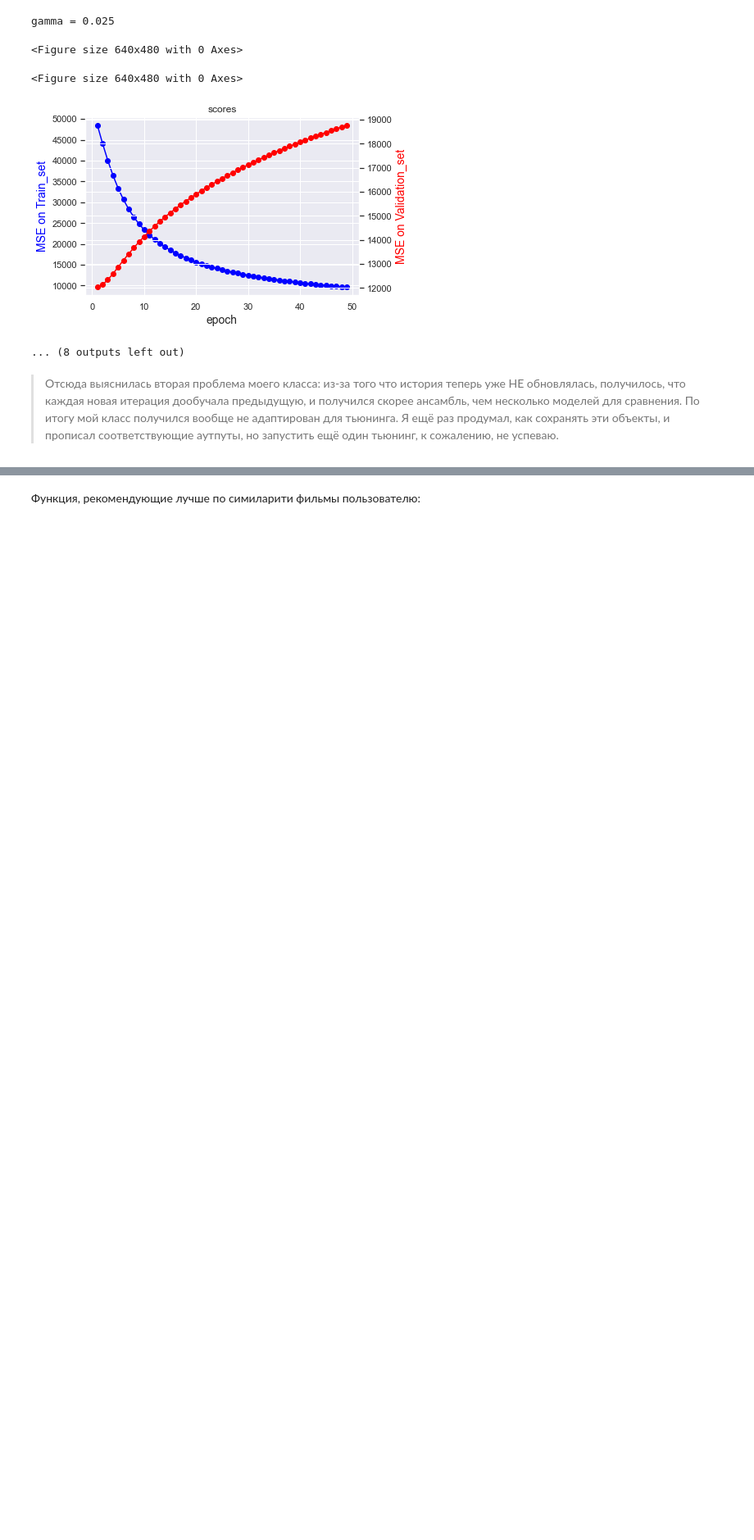
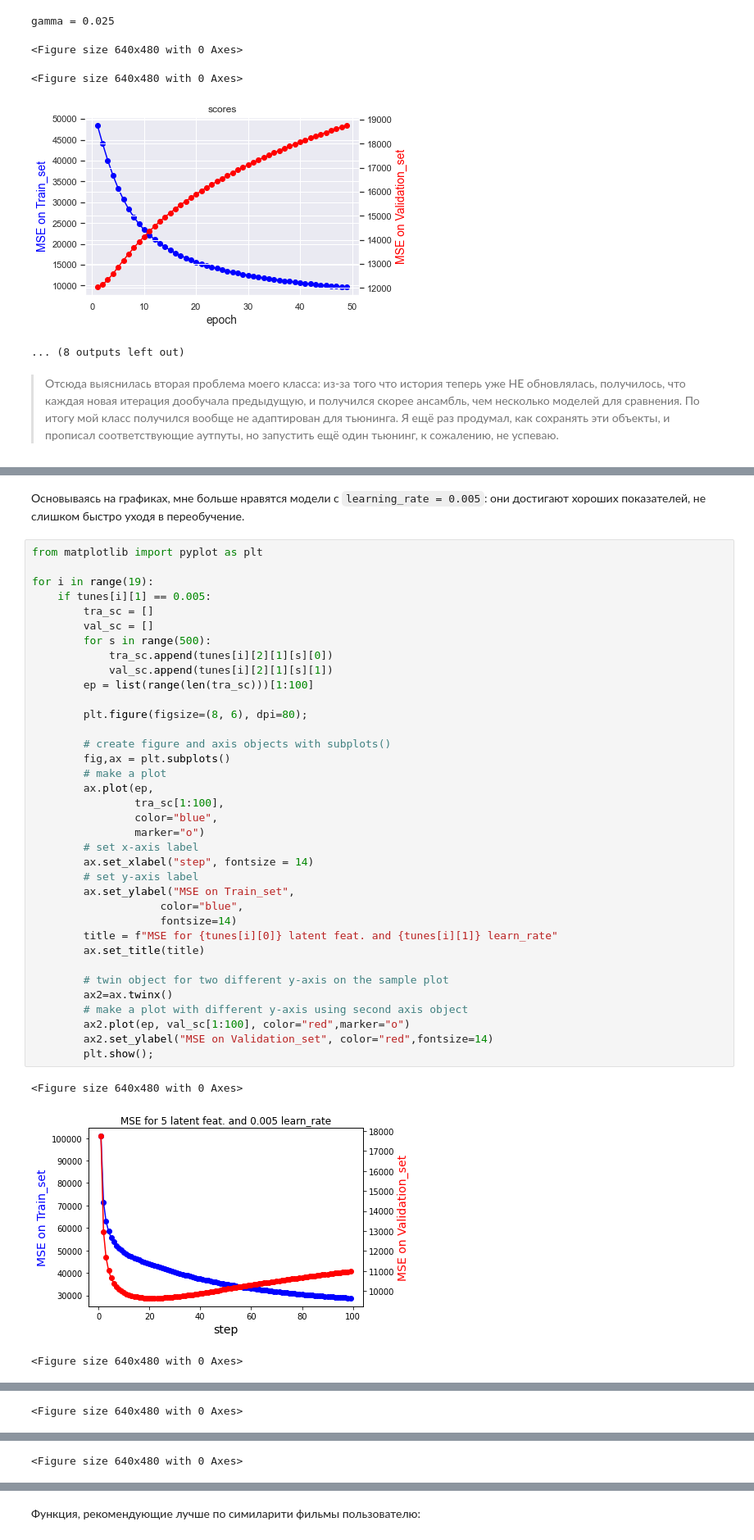
Before and after one commit to alexpoov/alexpoov, a Jupyter notebook: popov_hw.ipynb, the cells around one changed output, grey strips where cells are left out. Shown: that part at 82% size. Saved outputs shown, nothing was run; the diff lists cells and outputs as text; blank space fills up the shorter version.

```diff
--- a/popov_hw.ipynb
+++ b/popov_hw.ipynb
@@ -1189,0 +1245,42 @@ gamma = 0.025
+# %% [markdown]
+Основываясь на графиках, мне больше нравятся модели с `learning_rate = 0.005`: они достигают хороших показателей, не слишком быстро уходя в переобучение.
+# %%
+from matplotlib import pyplot as plt
+
+for i in range(19):
+    if tunes[i][1] == 0.005:
+        tra_sc = []
+        val_sc = []
+        for s in range(500):
+            tra_sc.append(tunes[i][2][1][s][0])
+            val_sc.append(tunes[i][2][1][s][1])
+        ep = list(range(len(tra_sc)))[1:100]
+
+        plt.figure(figsize=(8, 6), dpi=80);
+
+        # create figure and axis objects with subplots()
+        fig,ax = plt.subplots()
+        # make a plot
+        ax.plot(ep,
+                tra_sc[1:100],
+                color="blue",
+                marker="o")
+        # set x-axis label
+        ax.set_xlabel("step", fontsize = 14)
+        # set y-axis label
+        ax.set_ylabel("MSE on Train_set",
+                    color="blue",
+                    fontsize=14)
+        title = f"MSE for {tunes[i][0]} latent feat. and {tunes[i][1]} learn_rate"
+        ax.set_title(title)
+
+        # twin object for two different y-axis on the sample plot
+        ax2=ax.twinx()
+        # make a plot with different y-axis using second axis object
+        ax2.plot(ep, val_sc[1:100], color="red",marker="o")
+        ax2.set_ylabel("MSE on Validation_set", color="red",fontsize=14)
+        plt.show();
+# %% [output]
+<Figure size 640x480 with 0 Axes>
+[figure, added]
+<Figure size 640x480 with 0 Axes>
@@ -1189,0 +1288 @@ gamma = 0.025
+<Figure size 640x480 with 0 Axes>
@@ -1189,0 +1290 @@ gamma = 0.025
+<Figure size 640x480 with 0 Axes>
```
Also changed, not shown: parts of 45 cells of this notebook.
